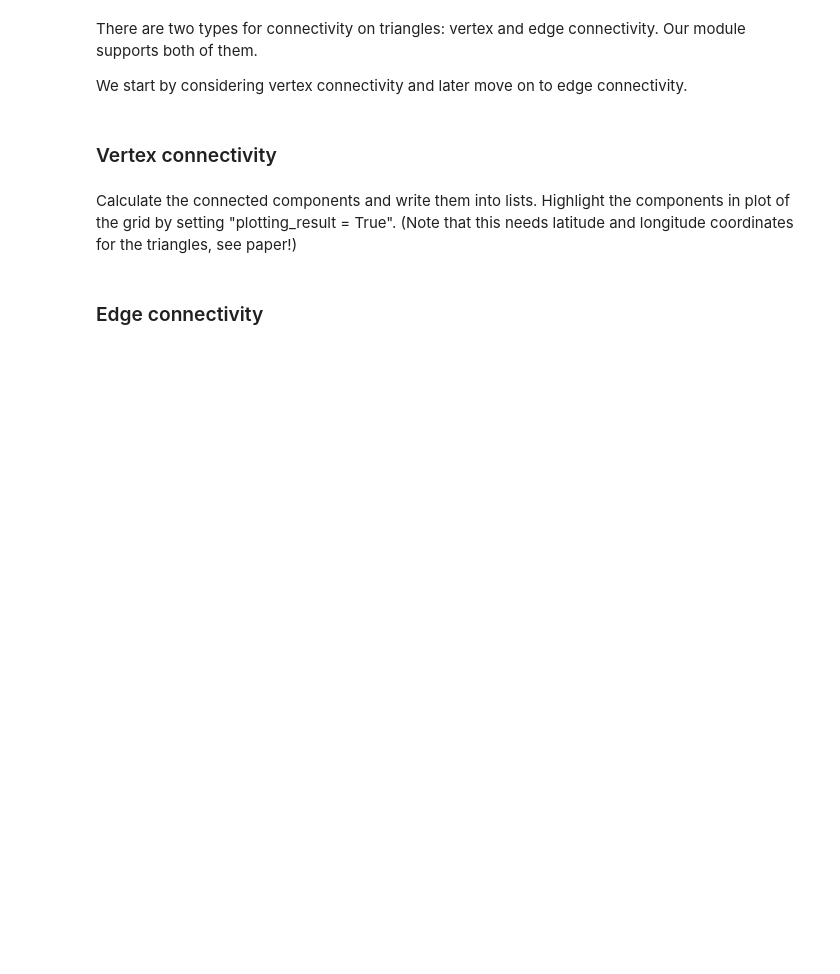
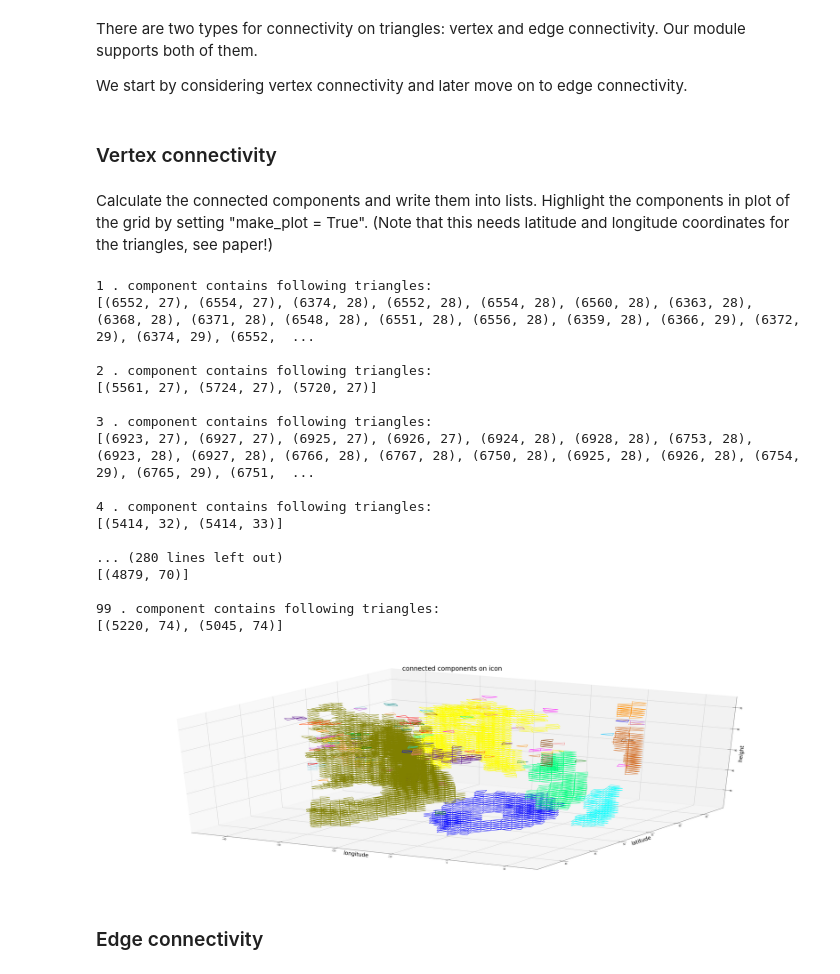
Before and after one commit to noamrotberg/GeometryOfClouds, a Jupyter notebook: example-3d.ipynb, the cells around one changed output. Cells and saved outputs as stored; diff of their text form; code cells hidden in the pictures; blank space fills up the shorter version.

```diff
--- a/example-3d.ipynb
+++ b/example-3d.ipynb
@@ -50,10 +56,34 @@ We start by considering vertex connectivity and later move on to edge connectivi
 # %% [markdown]
 ### Vertex connectivity
 # %% [markdown]
-Calculate the connected components and write them into lists. Highlight the components in plot of the grid by setting "plotting_result = True". (Note that this needs latitude and longitude coordinates for the triangles, see paper!)
+Calculate the connected components and write them into lists. Highlight the components in plot of the grid by setting "make_plot = True". (Note that this needs latitude and longitude coordinates for the triangles, see paper!)
 # %%
-components_list_vertex = ccl.make_connected_3d_components(cube_coordinates, radius,
-                                                          connectivity = "vertex", plotting_result = True)
+components_list_vertex = ccl.make_connected_3d_components(cube_coordinates,
+                                                          radius,
+                                                          connectivity = 'vertex',
+                                                          make_plot = True,
+                                                          save_plot = True,
+                                                          save_name = 'connected_components_rad6.pdf',
+                                                          plot_title = 'connected components on icon')
+# %% [output]
+1 . component contains following triangles:
+[(6552, 27), (6554, 27), (6374, 28), (6552, 28), (6554, 28), (6560, 28), (6363, 28), (6368, 28), (6371, 28), (6548, 28), (6551, 28), (6556, 28), (6359, 28), (6366, 29), (6372, 29), (6374, 29), (6552,  ...
+
+2 . component contains following triangles:
+[(5561, 27), (5724, 27), (5720, 27)]
+
+3 . component contains following triangles:
+[(6923, 27), (6927, 27), (6925, 27), (6926, 27), (6924, 28), (6928, 28), (6753, 28), (6923, 28), (6927, 28), (6766, 28), (6767, 28), (6750, 28), (6925, 28), (6926, 28), (6754, 29), (6765, 29), (6751,  ...
+
+4 . component contains following triangles:
+[(5414, 32), (5414, 33)]
+
+... (280 lines left out)
+[(4879, 70)]
+
+99 . component contains following triangles:
+[(5220, 74), (5045, 74)]
+[figure, added]
 # %% [markdown]
 ### Edge connectivity
 # %% [markdown]
```
Also changed, not shown: parts of 9 cells of this notebook.
